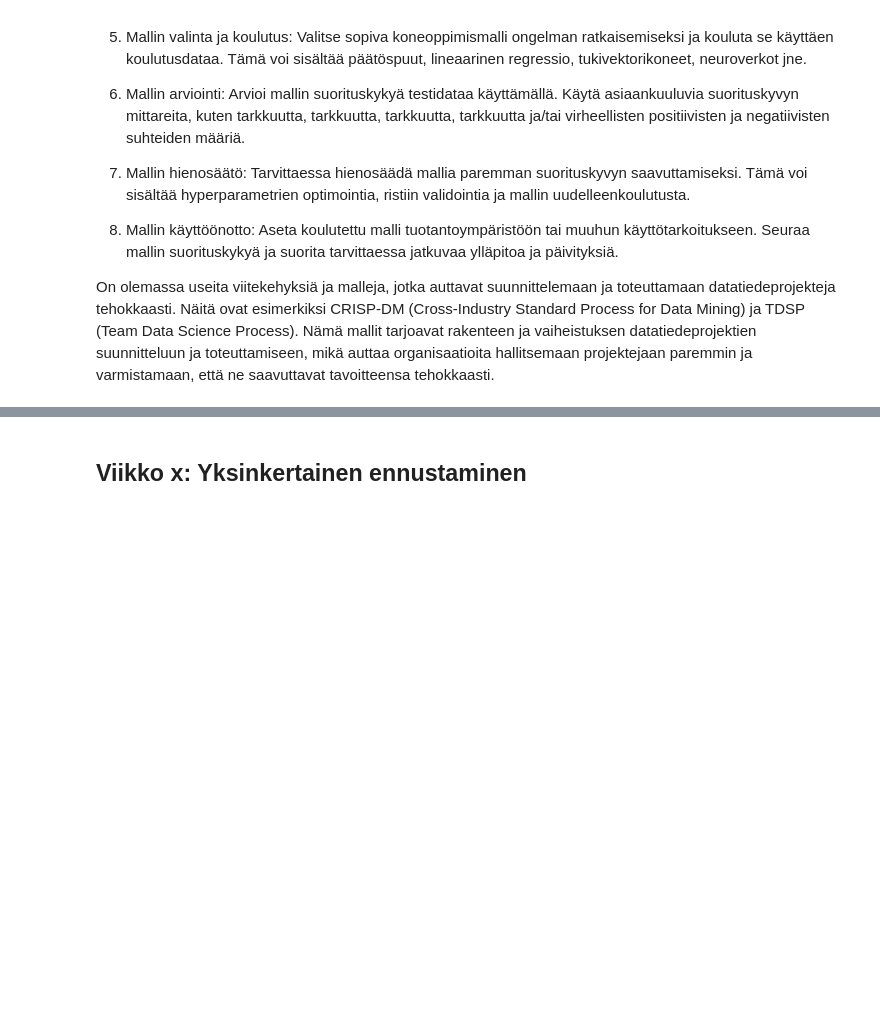
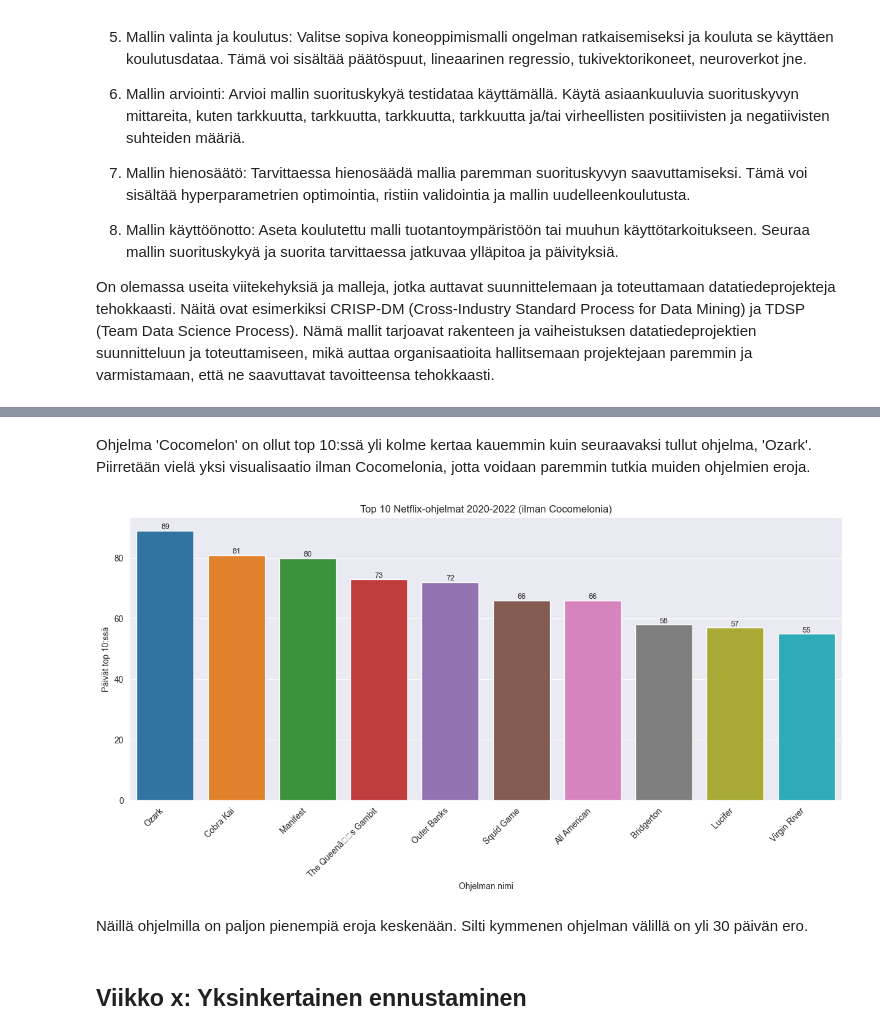
Before and after one commit to pinskii/Joda, a Jupyter notebook: learning_diary/learning_diary.ipynb, the cells around one changed output, grey strips where cells are left out. Saved outputs shown, nothing was run; the diff lists cells and outputs as text; code cells hidden in the pictures; blank space fills up the shorter version.

```diff
--- a/learning_diary/learning_diary.ipynb
+++ b/learning_diary/learning_diary.ipynb
@@ -270,3 +294,25 @@ On olemassa useita viitekehyksiä ja malleja, jotka auttavat suunnittelemaan ja
+# %% [markdown]
+Ohjelma 'Cocomelon' on ollut top 10:ssä yli kolme kertaa kauemmin kuin seuraavaksi tullut ohjelma, 'Ozark'. Piirretään vielä yksi visualisaatio ilman Cocomelonia, jotta voidaan paremmin tutkia muiden ohjelmien eroja.
+# %%
+# Filtteröidään kymmenen parasta Cocomelonin jälkeen
+top10 = df_nf[1:11]
+
+# Piirretään kuvaaja
+sns.set_style("darkgrid")
+plt.figure(figsize=(15, 6))
+sns.barplot(x='Title', y='Days In Top 10', hue='Title', data=top10, legend=False)
+plt.xticks(rotation=45, ha='right')
+plt.title("Top 10 Netflix-ohjelmat 2020-2022 (ilman Cocomelonia)")
+plt.xlabel("Ohjelman nimi")
+plt.ylabel("Päivät top 10:ssä")
+# Lisätään y-akselin arvot numeroina jokaiseen palkkiin
+for index, value in enumerate(top10['Days In Top 10']):
+    plt.text(index, value, str(value), ha='center', va='bottom', fontsize=9)
+plt.show()
+# %% [output]
+[figure, added]
+# %% [markdown]
+Näillä ohjelmilla on paljon pienempiä eroja keskenään. Silti kymmenen ohjelman välillä on yli 30 päivän ero.
 # %% [markdown]
 ## Viikko x: Yksinkertainen ennustaminen
 # %% [markdown]
```
Also changed, not shown: parts of 5 cells of this notebook.
